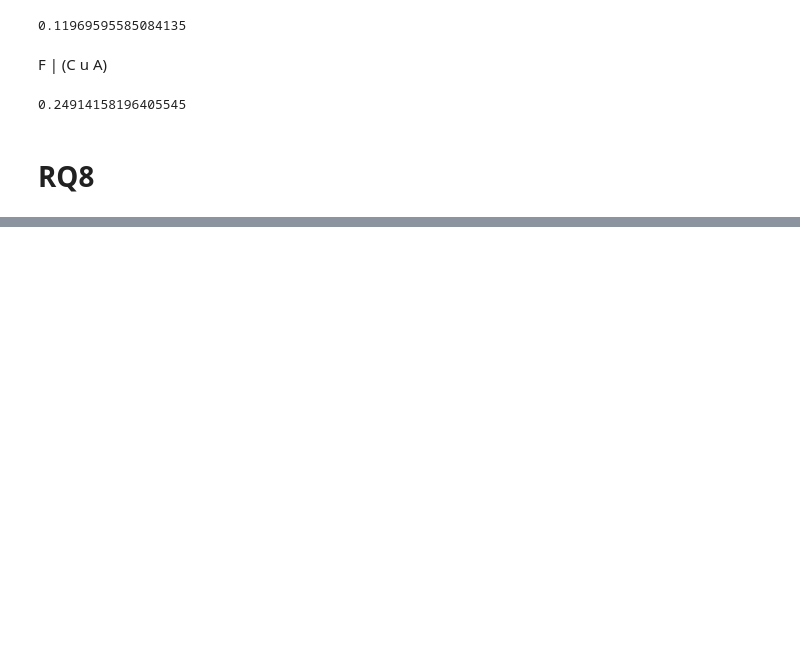
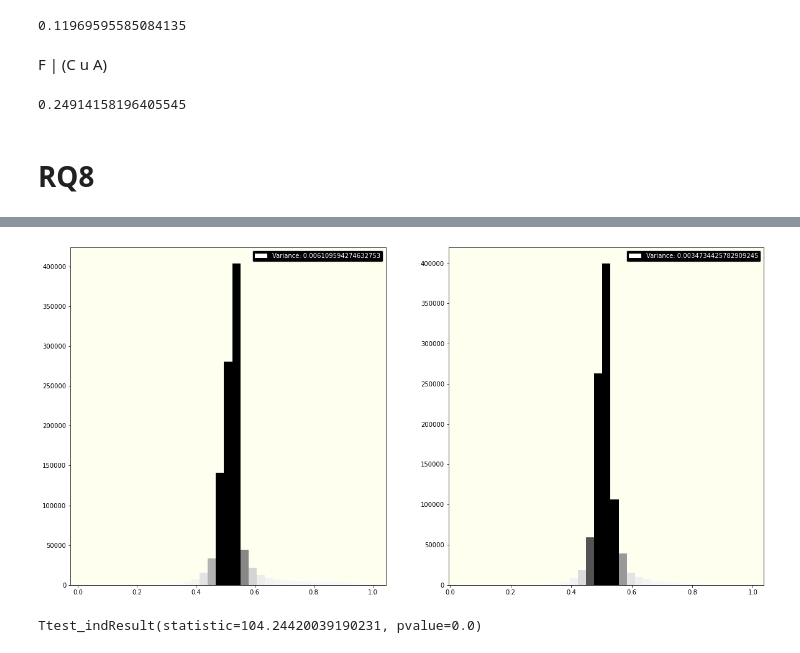
Before and after one commit to Requiem98/ADM-HW2, a Jupyter notebook: main.ipynb, the cells around one changed output, grey strips where cells are left out. Saved outputs shown, nothing was run; the diff lists cells and outputs as text; code cells hidden in the pictures; blank space fills up the shorter version.

```diff
--- a/main.ipynb
+++ b/main.ipynb
@@ -428,0 +431,8 @@ df.probabilityQuestion5()
+# %%
+df.chinese_russian_hists2();
+# %% [output]
+[figure, added]
+# %%
+df.t_test()
+# %% [output]
+Ttest_indResult(statistic=104.24420039190231, pvalue=0.0)
```
Also changed, not shown: parts of 20 cells of this notebook, 1 other file.
